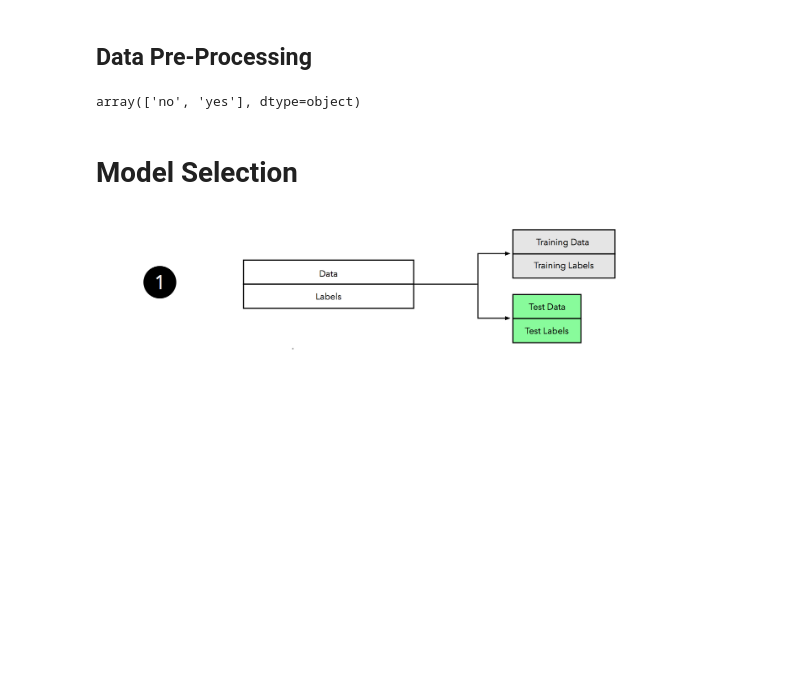
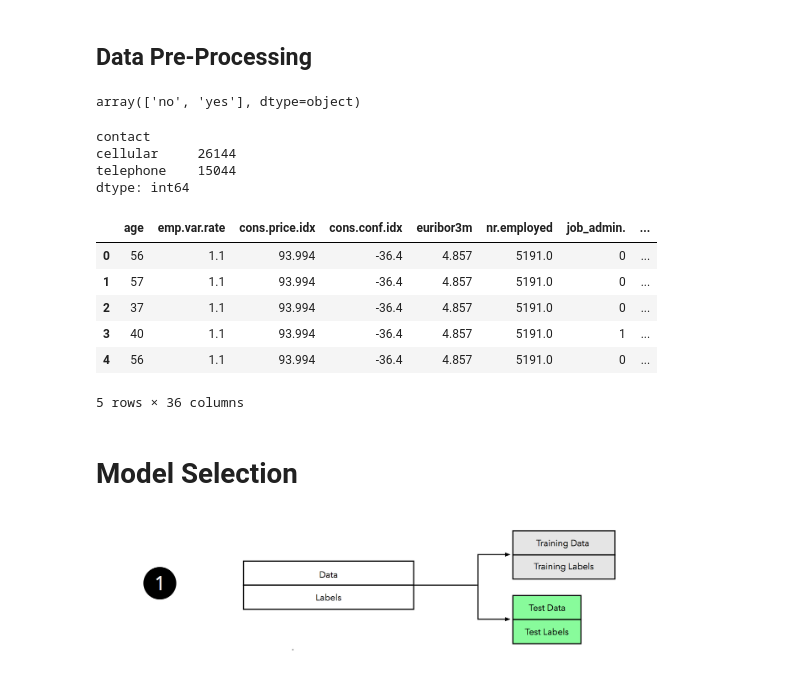
Before and after one commit to kwarodom/sidtechtalent, a Jupyter notebook: ML-Week3/Exercise/exercise.ipynb, the cells around one changed output. Saved outputs shown, nothing was run; the diff lists cells and outputs as text; code cells hidden in the pictures; blank space fills up the shorter version.

```diff
--- a/ML-Week3/Exercise/exercise.ipynb
+++ b/ML-Week3/Exercise/exercise.ipynb
@@ -102,3 +111,37 @@ PREPROCESS YOUR X
+# %%
+df.groupby('contact').size()
+# %% [output]
+contact
+cellular     26144
+telephone    15044
+dtype: int64
+# %%
+"""
+PREPROCESS YOUR X
+"""
+
+# select feature
+# age, job, marital, education, default, housing, loan,
+# contact, month, day_of_week,
+# campaign, pdays, previous, poutcome,
+# emp.var.rate, cons.price.idx, cons.conf.idx, euribor3m, nr.employed
+features = ['age', 'job', 'education',
+            'month',
+            'emp.var.rate', 'cons.price.idx', 'cons.conf.idx', 'euribor3m', 'nr.employed']
+
+X = df[features]
+
+# encoding
+X = pd.get_dummies(X, columns=['job', 'education', 'month'])
+X.head()
+# %% [output]
+|  | age | emp.var.rate | cons.price.idx | cons.conf.idx | euribor3m | nr.employed | job_admin. | ... |
+| 0 | 56 | 1.1 | 93.994 | -36.4 | 4.857 | 5191.0 | 0 | ... |
+| 1 | 57 | 1.1 | 93.994 | -36.4 | 4.857 | 5191.0 | 0 | ... |
+| 2 | 37 | 1.1 | 93.994 | -36.4 | 4.857 | 5191.0 | 0 | ... |
+| 3 | 40 | 1.1 | 93.994 | -36.4 | 4.857 | 5191.0 | 1 | ... |
+| 4 | 56 | 1.1 | 93.994 | -36.4 | 4.857 | 5191.0 | 0 | ... |
+5 rows × 36 columns
 # %% [markdown]
 # Model Selection
 # %%
```
Also changed, not shown: parts of 13 cells of this notebook, 1 other file.
